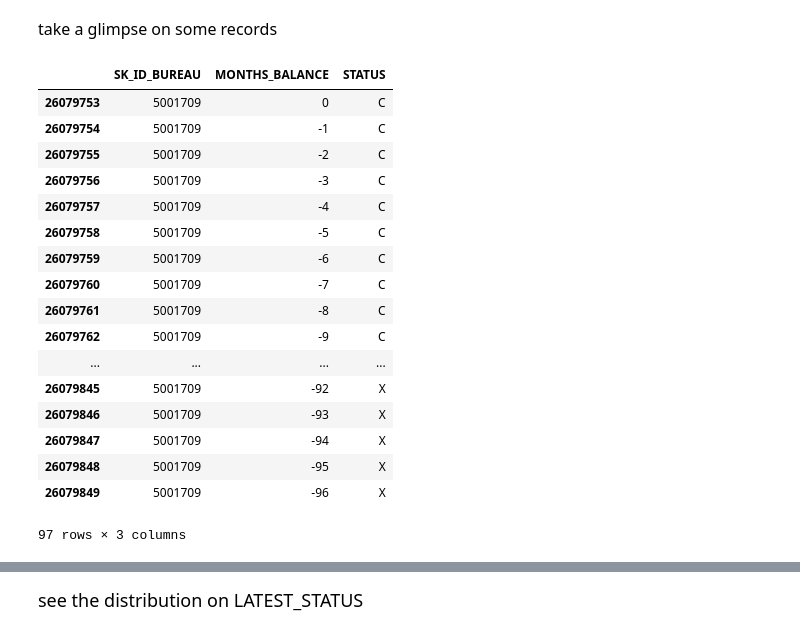
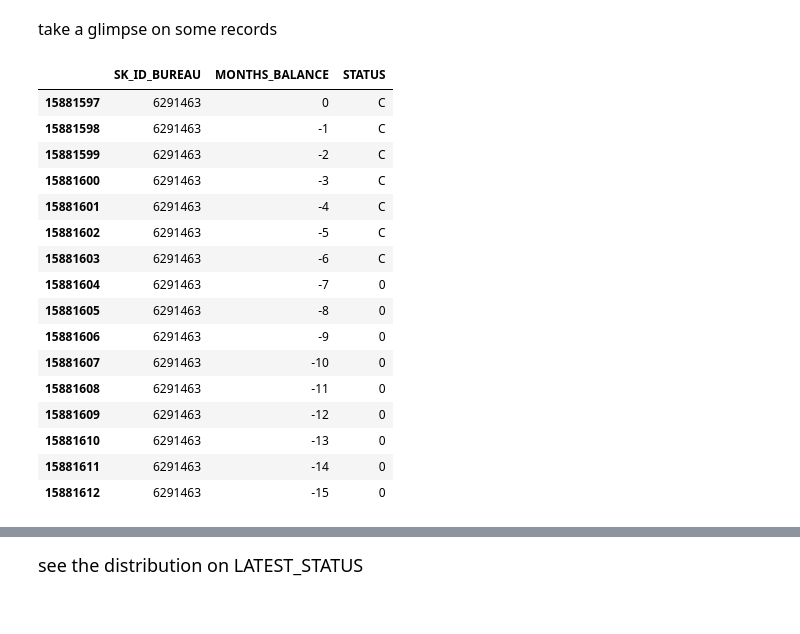
Before and after one commit to jz95/Solution-for-Kaggle-Home-Credit-Default-Risk, a Jupyter notebook: notebook/Bureau.ipynb, the cells around one changed output, grey strips where cells are left out. Drawn from its saved outputs; the diff is of its cells as text; code cells hidden in the pictures.

```diff
--- a/notebook/Bureau.ipynb
+++ b/notebook/Bureau.ipynb
@@ -50,0 +52,4 @@ bb.groupby('STATUS').size().plot(kind='bar')
+# %%
+for i in range(1, 6):
+    bb[bb['STATUS'] == str(i)] = 'PASS_DUE'
+bb.groupby('STATUS').size().plot(kind='bar')
@@ -51,23 +59,22 @@ bb.groupby('STATUS').size().plot(kind='bar')
 # %% [markdown]
 <font size=3> take a glimpse on some records
 # %%
-bb[bb['SK_ID_BUREAU'] == 5001709]
+bb[bb['SK_ID_BUREAU'] == 6291463]
 # %% [output]
 |  | SK_ID_BUREAU | MONTHS_BALANCE | STATUS |
-| 26079753 | 5001709 | 0 | C |
-| 26079754 | 5001709 | -1 | C |
-| 26079755 | 5001709 | -2 | C |
-| 26079756 | 5001709 | -3 | C |
-| 26079757 | 5001709 | -4 | C |
-| 26079758 | 5001709 | -5 | C |
-| 26079759 | 5001709 | -6 | C |
-| 26079760 | 5001709 | -7 | C |
-| 26079761 | 5001709 | -8 | C |
-| 26079762 | 5001709 | -9 | C |
-| ... | ... | ... | ... |
-| 26079845 | 5001709 | -92 | X |
-| 26079846 | 5001709 | -93 | X |
-| 26079847 | 5001709 | -94 | X |
-| 26079848 | 5001709 | -95 | X |
-| 26079849 | 5001709 | -96 | X |
+| 15881597 | 6291463 | 0 | C |
+| 15881598 | 6291463 | -1 | C |
+| 15881599 | 6291463 | -2 | C |
+| 15881600 | 6291463 | -3 | C |
+| 15881601 | 6291463 | -4 | C |
+| 15881602 | 6291463 | -5 | C |
+| 15881603 | 6291463 | -6 | C |
+| 15881604 | 6291463 | -7 | 0 |
+| 15881605 | 6291463 | -8 | 0 |
+| 15881606 | 6291463 | -9 | 0 |
+| 15881607 | 6291463 | -10 | 0 |
+| 15881608 | 6291463 | -11 | 0 |
+| 15881609 | 6291463 | -12 | 0 |
+| 15881610 | 6291463 | -13 | 0 |
+| 15881611 | 6291463 | -14 | 0 |
+| 15881612 | 6291463 | -15 | 0 |
-97 rows × 3 columns
```
Also changed, not shown: parts of 32 cells of this notebook, 18 other files.
